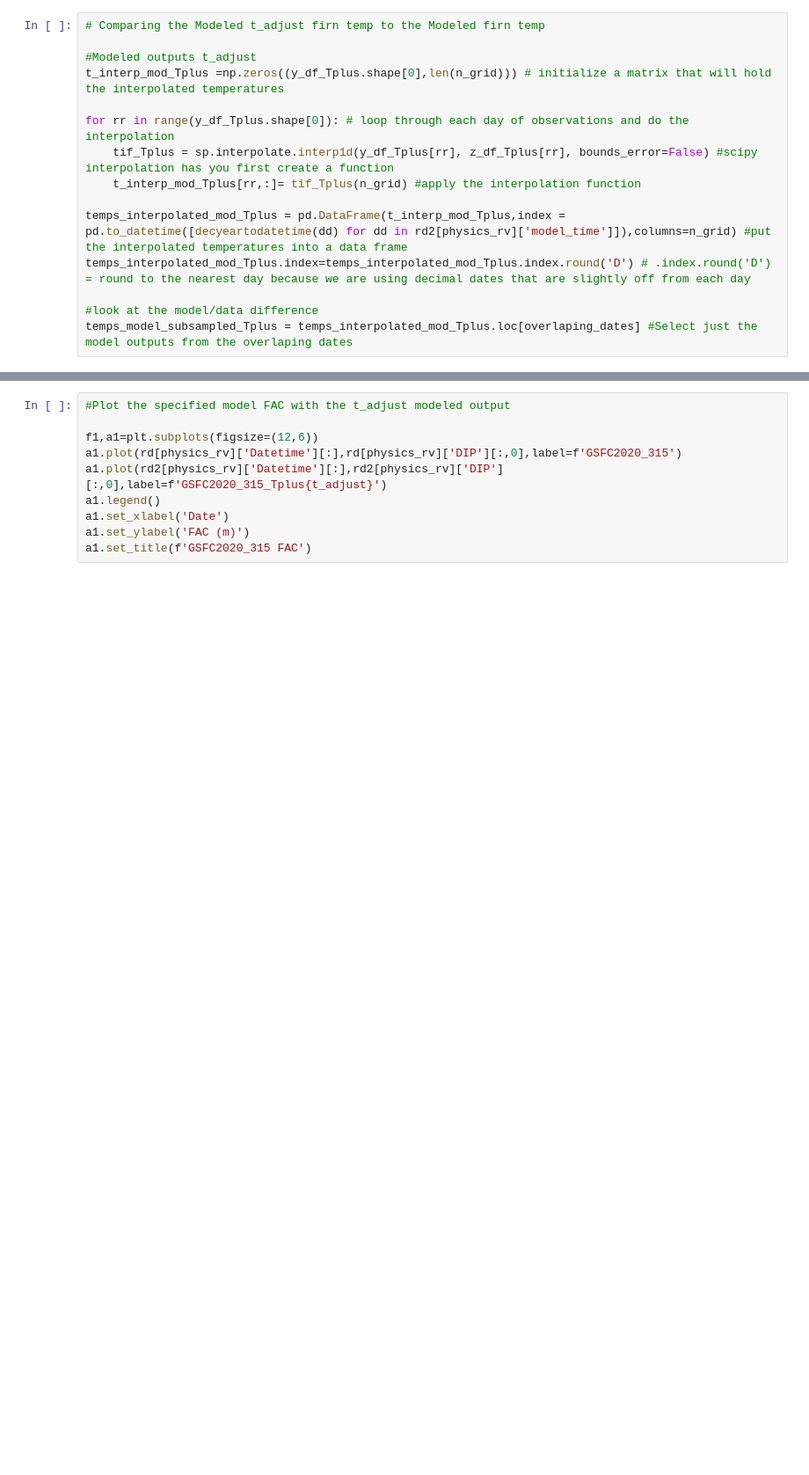
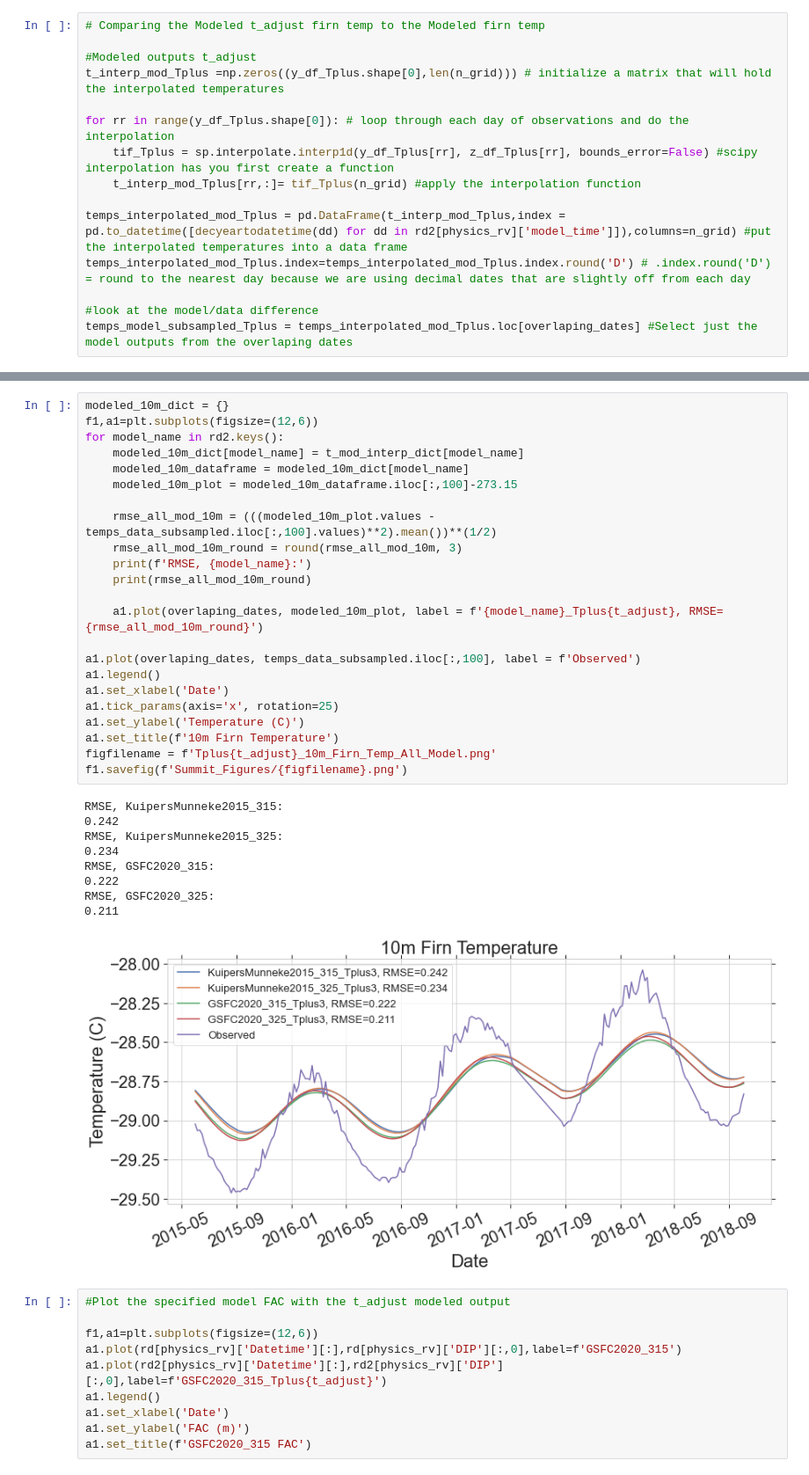
Before and after one commit to maximusjstevens/firncover, a Jupyter notebook: Summit_Model_Temp.ipynb, the cells around one changed output, grey strips where cells are left out. Shown: that part at 88% size. Saved outputs shown, nothing was run; the diff lists cells and outputs as text; blank space fills up the shorter version.

Commit message:
fixing RMSE errors

```diff
--- a/Summit_Model_Temp.ipynb
+++ b/Summit_Model_Temp.ipynb
@@ -488,3 +478,36 @@ Text(0.5, 1.0, '10m Firn Temperature')
+# %%
+modeled_10m_dict = {}
+f1,a1=plt.subplots(figsize=(12,6))
+for model_name in rd2.keys():
+    modeled_10m_dict[model_name] = t_mod_interp_dict[model_name]
+    modeled_10m_dataframe = modeled_10m_dict[model_name]
+    modeled_10m_plot = modeled_10m_dataframe.iloc[:,100]-273.15
+
+    rmse_all_mod_10m = (((modeled_10m_plot.values - temps_data_subsampled.iloc[:,100].values)**2).mean())**(1/2)
+    rmse_all_mod_10m_round = round(rmse_all_mod_10m, 3)
+    print(f'RMSE, {model_name}:')
+    print(rmse_all_mod_10m_round)
+
+    a1.plot(overlaping_dates, modeled_10m_plot, label = f'{model_name}_Tplus{t_adjust}, RMSE={rmse_all_mod_10m_round}')
+
+a1.plot(overlaping_dates, temps_data_subsampled.iloc[:,100], label = f'Observed')
+a1.legend()
+a1.set_xlabel('Date')
+a1.tick_params(axis='x', rotation=25)
+a1.set_ylabel('Temperature (C)')
+a1.set_title(f'10m Firn Temperature')
+figfilename = f'Tplus{t_adjust}_10m_Firn_Temp_All_Model.png'
+f1.savefig(f'Summit_Figures/{figfilename}.png')
+# %% [output]
+RMSE, KuipersMunneke2015_315:
+0.242
+RMSE, KuipersMunneke2015_325:
+0.234
+RMSE, GSFC2020_315:
+0.222
+RMSE, GSFC2020_325:
+0.211
+[figure, added]
 # %%
 #Plot the specified model FAC with the t_adjust modeled output
 
```
Also changed, not shown: parts of 11 cells of this notebook.
